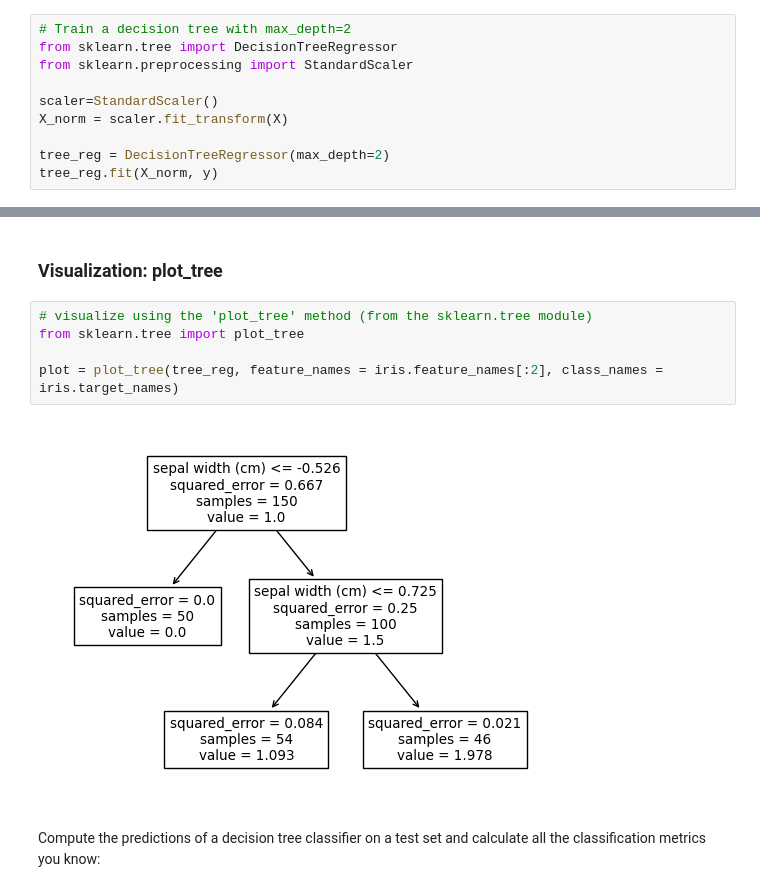
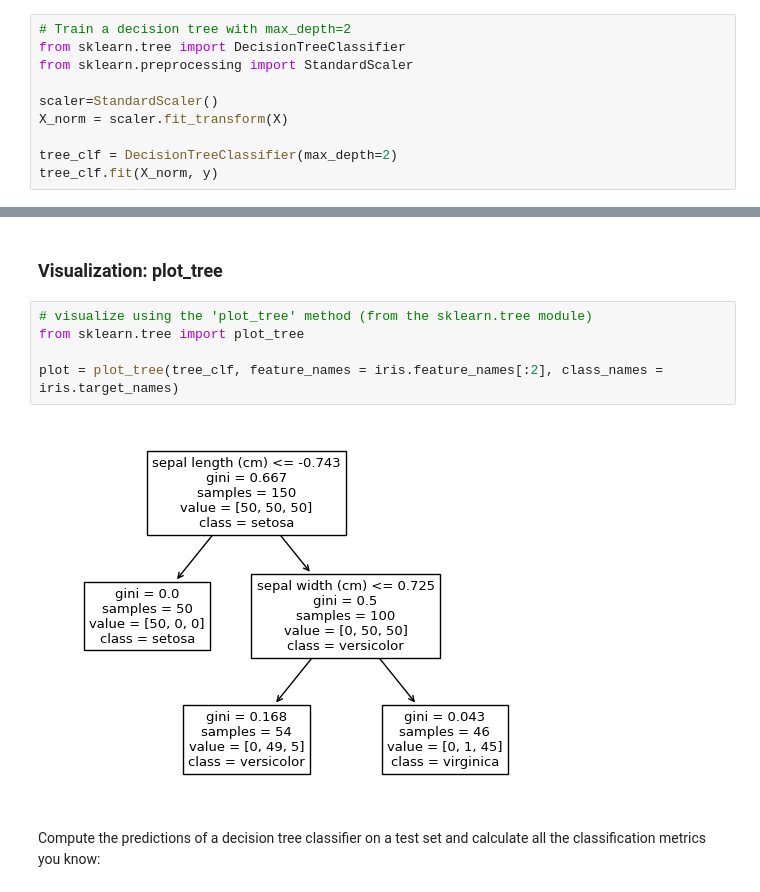
Before and after one commit to LexouLam/ML3, a Jupyter notebook: notebook/A1_ML3.1 - Algorithms Kit Eleve.ipynb, the cells around one changed output, grey strips where cells are left out. Drawn from its saved outputs; the diff is of its cells as text.

```diff
--- a/notebook/A1_ML3.1 - Algorithms Kit Eleve.ipynb
+++ b/notebook/A1_ML3.1 - Algorithms Kit Eleve.ipynb
@@ -61,12 +61,12 @@ X = iris.data[:, 2:] # petal length and width
 y = iris.target
 # %%
 # Train a decision tree with max_depth=2
-from sklearn.tree import DecisionTreeRegressor
+from sklearn.tree import DecisionTreeClassifier
 from sklearn.preprocessing import StandardScaler
 
 scaler=StandardScaler()
 X_norm = scaler.fit_transform(X)
 
-tree_reg = DecisionTreeRegressor(max_depth=2)
-tree_reg.fit(X_norm, y)
+tree_clf = DecisionTreeClassifier(max_depth=2)
+tree_clf.fit(X_norm, y)
 # %% [output]
@@ -107,10 +107,10 @@ imgplot = plt.imshow(img)
 # %%
 # visualize using the 'plot_tree' method (from the sklearn.tree module)
 from sklearn.tree import plot_tree
 
-plot = plot_tree(tree_reg, feature_names = iris.feature_names[:2], class_names = iris.target_names)
+plot = plot_tree(tree_clf, feature_names = iris.feature_names[:2], class_names = iris.target_names)
 # %% [output]
-[figure, old version]
+[figure, new version]
 # %% [markdown]
 Compute the predictions of a decision tree classifier on a test set and calculate all the classification metrics you know:
 # %%
```
Also changed, not shown: parts of 59 cells of this notebook.
